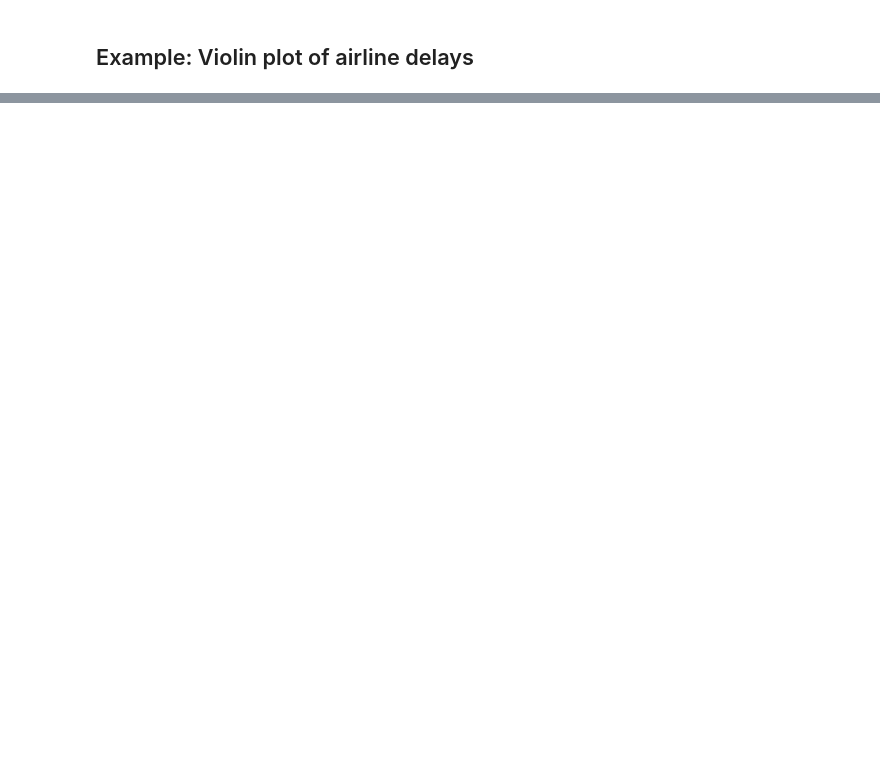
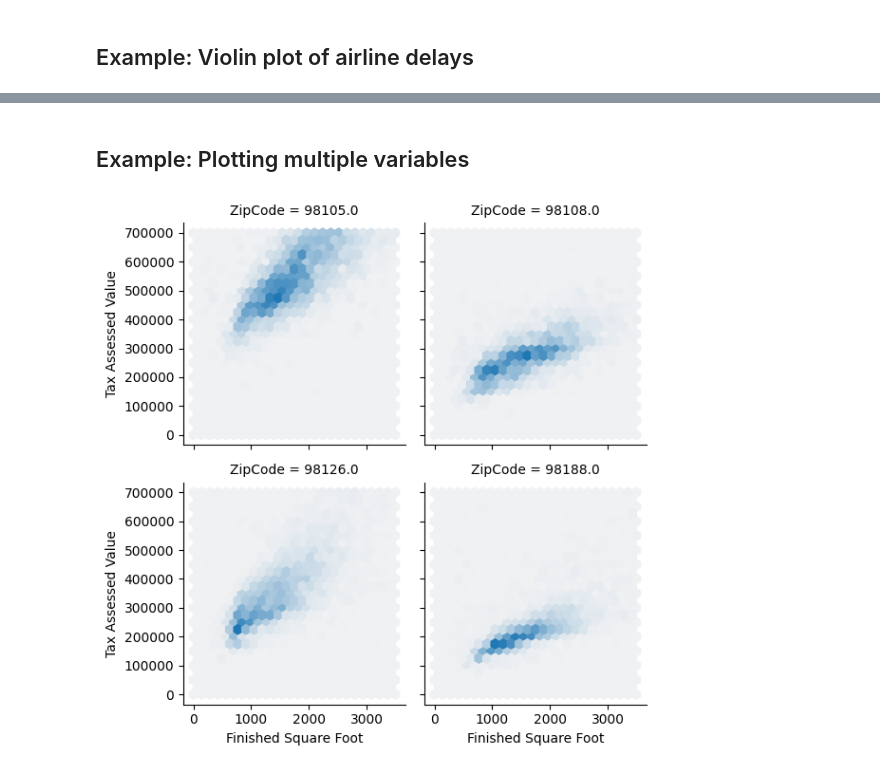
Before and after one commit to andrearaujo111/practical_statistics, a Jupyter notebook: chapter_01_eda.ipynb, the cells around one changed output, grey strips where cells are left out. Cells and saved outputs as stored; diff of their text form; code cells hidden in the pictures; blank space fills up the shorter version.

```diff
--- a/chapter_01_eda.ipynb
+++ b/chapter_01_eda.ipynb
@@ -352,0 +388,27 @@ plt.show()
+# %% [markdown]
+## Example: Plotting multiple variables
+# %%
+# select some zipcodes
+zip_codes = [98188, 98105, 98108, 98126]
+
+# filter the previous selected zipcodes
+kc_tax_zip = kc_tax.loc[kc_tax['ZipCode'].isin(zip_codes), :]
+
+def hexbin(x, y, color, **kwargs):
+
+    # create a sequential palette that blends from light to "Color"
+    cmap = sns.light_palette(color, as_cmap=True)
+
+    # plot hexbin
+    plt.hexbin(x, y, gridsize=25, cmap=cmap, **kwargs)
+
+# create a grid with the object facet grid, passing the zipcode as categories
+grid = sns.FacetGrid(kc_tax_zip, col='ZipCode', col_wrap=2)
+
+# use map function apply hexbin function to each chart
+grid.map(hexbin, 'SqFtTotLiving', 'TaxAssessedValue', extent=[0, 3500, 0, 700000])
+grid.set_axis_labels('Finished Square Foot', 'Tax Assessed Value')
+
+plt.show()
+# %% [output]
+[figure, added]
```
Also changed, not shown: parts of 6 cells of this notebook.
